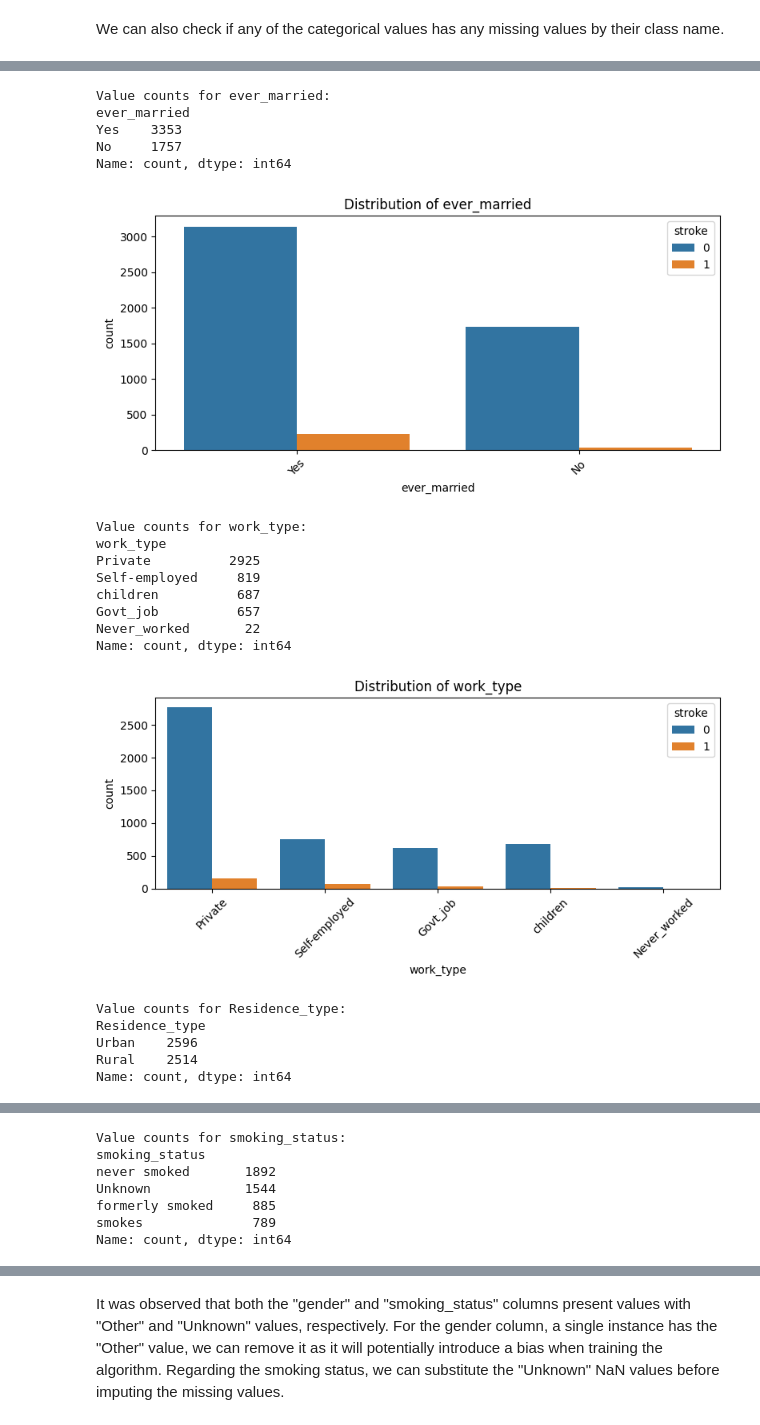
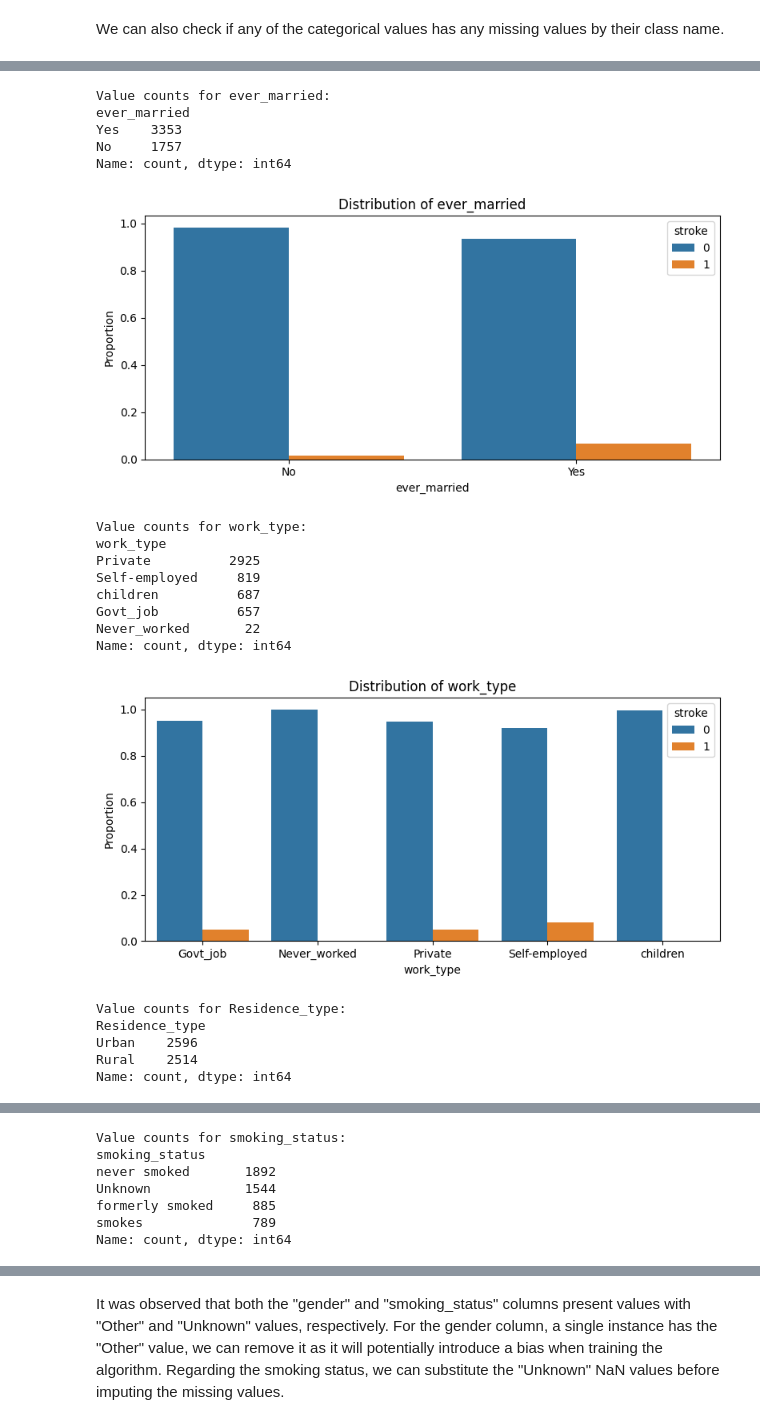
Before and after one commit to borja-sg/BSG-TestDataScience-1, a Jupyter notebook: notebooks/eda.ipynb, the cells around one changed output, grey strips where cells are left out. Saved outputs shown, nothing was run; the diff lists cells and outputs as text; code cells hidden in the pictures.

```diff
--- a/notebooks/eda.ipynb
+++ b/notebooks/eda.ipynb
@@ -27,4 +41,8 @@ import matplotlib.pyplot as plt
 # %%
 # Read the dataset from a CSV file and store it in a DataFrame
-dataset_path = Path("./data/healthcare-dataset-stroke-data.csv")
-df_stroke = pd.read_csv(dataset_path)
+dataset_path = "./data/healthcare-dataset-stroke-data.csv"
+df_stroke = load_csv_dataset(dataset_path)
+
+# Display a summary of the dataset
+print("Summary of the dataset:")
+df_stroke.info()
@@ -81,12 +97,7 @@ for col in df_stroke.select_dtypes(include=['object']).columns:
     # Print the unique values and their counts
     print(f"Value counts for {col}:\n{df_stroke[col].value_counts()}\n")
     # Plot the distribution of the categorical variable
-    plt.figure(figsize=(8, 4))
-    sns.countplot(data=df_stroke, x=col, hue='stroke')
-    plt.title(f'Distribution of {col}')
-    plt.xticks(rotation=45)
-    plt.tight_layout()
-    plt.show()
+    plot_categorical_counts(df=df_stroke, column=col, normalize=True, hue="stroke")
 # %% [output]
 Value counts for gender:
 gender
@@ -98,18 +109,18 @@ Name: count, dtype: int64
 Value counts for ever_married:
 ever_married
 Yes    3353
 No     1757
 Name: count, dtype: int64
-[figure, old version]
+[figure, new version]
 Value counts for work_type:
 work_type
 Private          2925
 Self-employed     819
 children          687
 Govt_job          657
 Never_worked       22
 Name: count, dtype: int64
-[figure, old version]
+[figure, new version]
 Value counts for Residence_type:
 Residence_type
 Urban    2596
```
Also changed, not shown: parts of 28 cells of this notebook.
